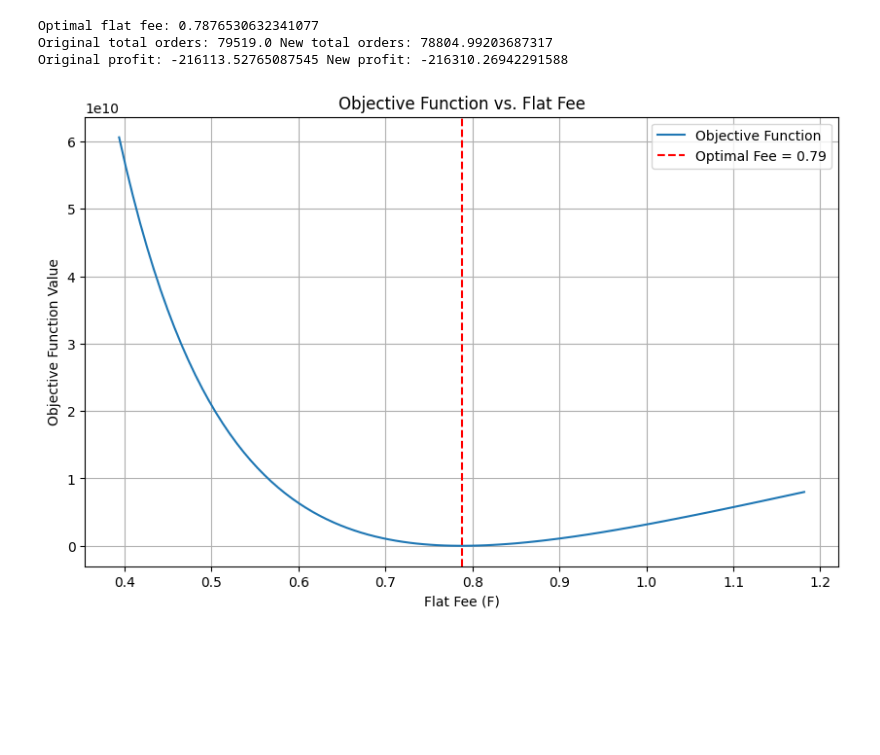
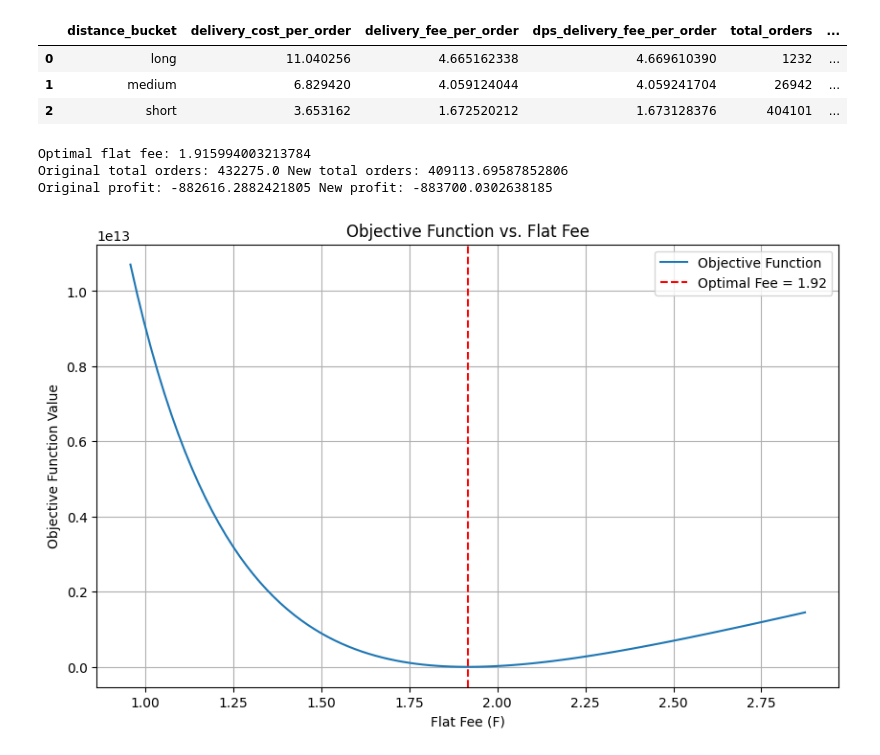
Before and after one commit to shazebasad-dh/https---github.com-deliveryhero-global_pricing, a Jupyter notebook: team/Shazeb/power_analysis/power_analysis.ipynb, the cells around one changed output. Drawn from its saved outputs; the diff is of its cells as text; code cells hidden in the pictures; blank space fills up the shorter version.

```diff
--- a/team/Shazeb/power_analysis/power_analysis.ipynb
+++ b/team/Shazeb/power_analysis/power_analysis.ipynb
@@ -82,6 +82,13 @@ project_id = "logistics-customer-staging"
 client = bigquery.Client(project = project_id)
 
 test_df = client.query(data).to_dataframe()
+# %%
+test_df
+# %% [output]
+|  | distance_bucket | delivery_cost_per_order | delivery_fee_per_order | dps_delivery_fee_per_order | total_orders | ... |
+| 0 | long | 11.040256 | 4.665162338 | 4.669610390 | 1232 | ... |
+| 1 | medium | 6.829420 | 4.059124044 | 4.059241704 | 26942 | ... |
+| 2 | short | 3.653162 | 1.672520212 | 1.673128376 | 404101 | ... |
 # %%
 import numpy as np
 from scipy.optimize import minimize
@@ -108,7 +115,7 @@ E_L = -0.7
 
 # Weights
 w_Q = 1.0
-w_pi = 1.0
+w_pi = 5.0
 
 # Baseline
 Q_orig = Q_S + Q_M + Q_L
@@ -147,34 +154,34 @@ if result.success:
     profit_new = (Q_S_new * (F_opt - C_S) +
                   Q_M_new * (F_opt - C_M) +
                   Q_L_new * (F_opt - C_L))
 
     print("Original total orders:", Q_orig, "New total orders:", Q_new)
     print("Original profit:", profit_orig, "New profit:", profit_new)
 else:
     print("Optimization failed:", result.message)
 
 # ---------------------------
 # Plot the Objective Function
 # ---------------------------
 # Let's pick a range around the optimal fee to visualize
 F_min = max(0.01, F_opt * 0.5) if result.success else 0.01
 F_max = F_opt * 1.5 if result.success else (F_init * 2)
 F_values = np.linspace(F_min, F_max, 100)
 
 objective_values = [objective(f) for f in F_values]
 
 plt.figure(figsize=(10, 6))
 plt.plot(F_values, objective_values, label='Objective Function')
 if result.success:
     plt.axvline(F_opt, color='red', linestyle='--', label=f'Optimal Fee = {F_opt:.2f}')
 plt.title('Objective Function vs. Flat Fee')
 plt.xlabel('Flat Fee (F)')
 plt.ylabel('Objective Function Value')
 plt.legend()
 plt.grid(True)
 plt.show()
 # %% [output]
-Optimal flat fee: 0.7876530632341077
-Original total orders: 79519.0 New total orders: 78804.99203687317
-Original profit: -216113.52765087545 New profit: -216310.26942291588
+Optimal flat fee: 1.915994003213784
+Original total orders: 432275.0 New total orders: 409113.69587852806
+Original profit: -882616.2882421805 New profit: -883700.0302638185
-[figure, old version]
+[figure, new version]
```
Also changed, not shown: parts of 10 cells of this notebook, 6 other files.
